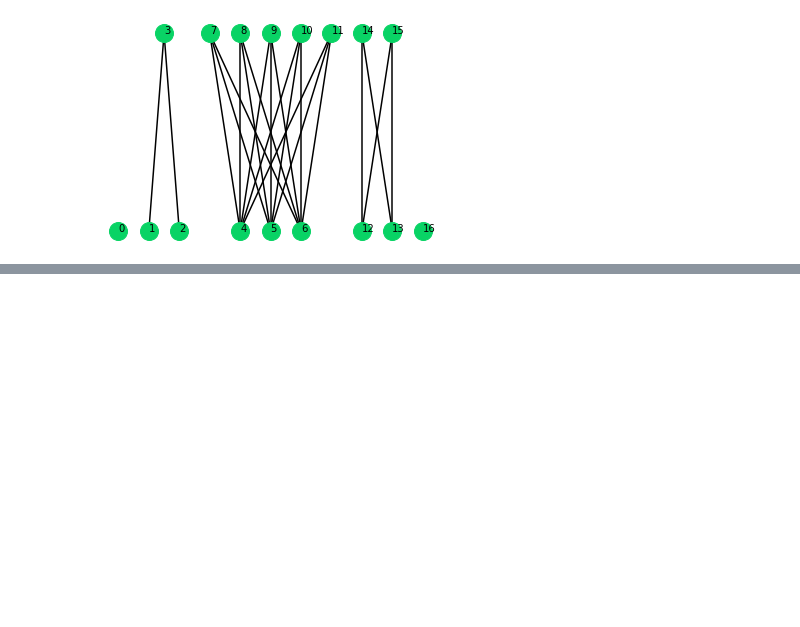
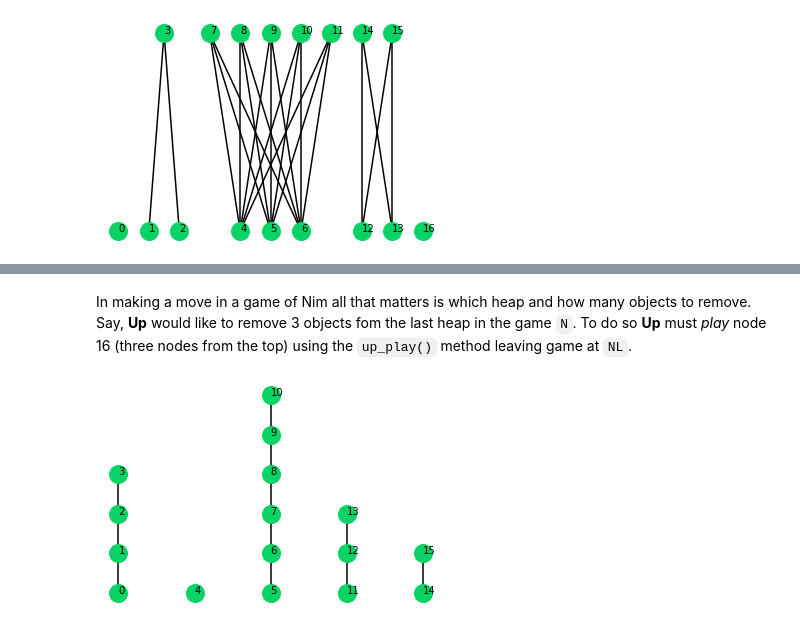
Before and after one commit to Upset-Downset/UpsetDownset, a Jupyter notebook: intro_to_upset_downset.ipynb, the cells around one changed output, grey strips where cells are left out. Saved outputs shown, nothing was run; the diff lists cells and outputs as text; code cells hidden in the pictures; blank space fills up the shorter version.

```diff
--- a/intro_to_upset_downset.ipynb
+++ b/intro_to_upset_downset.ipynb
@@ -108,0 +107,7 @@ Down wins!
+# %% [markdown]
+In making a move in a game of Nim all that matters is which heap and how many objects to remove. Say, **Up** would like to remove 3 objects fom the last heap in the game `N`. To do so **Up** must *play* node 16 (three nodes from the top) using the `up_play()` method leaving game at `NL`.
+# %%
+NL = N.up_play(16)
+NL.plot()
+# %% [output]
+[figure, added]
```
Also changed, not shown: parts of 23 cells of this notebook, 13 other files.
